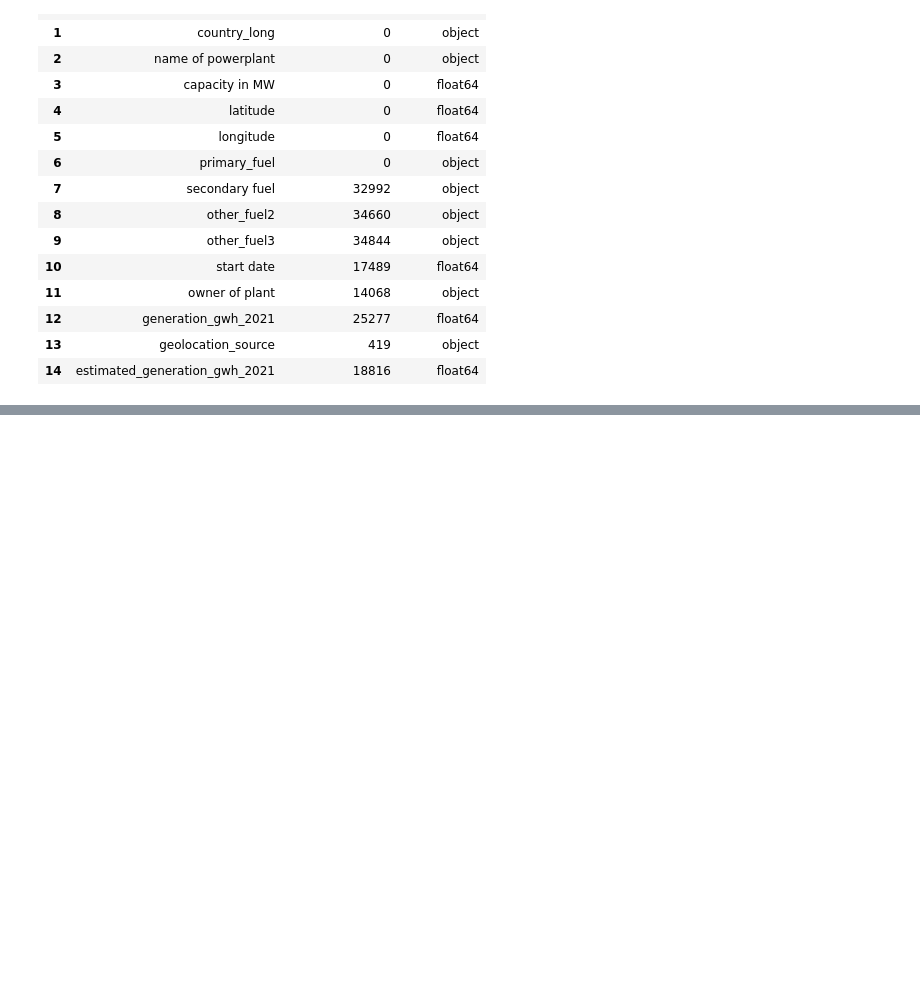
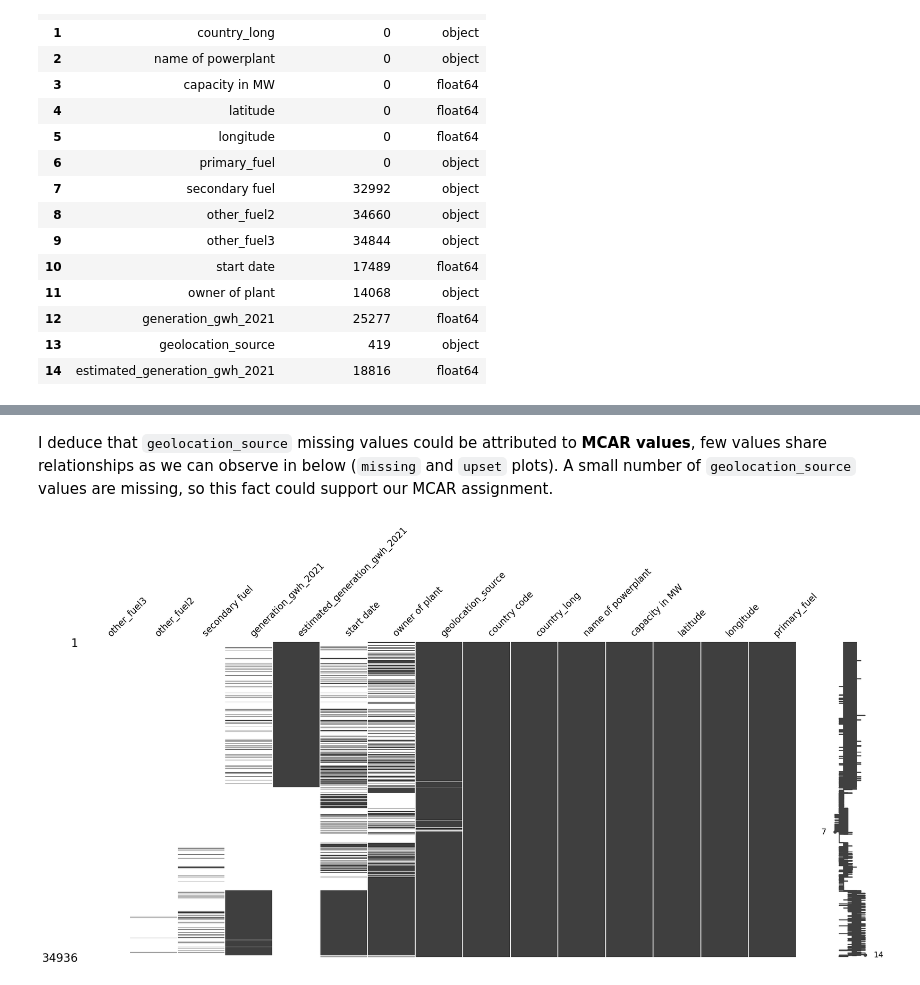
Before and after one commit to fenilenvinileno97/missing-values, a Jupyter notebook: notebooks/renewables-missing-exploration.ipynb, the cells around one changed output, grey strips where cells are left out. Drawn from its saved outputs; the diff is of its cells as text; code cells hidden in the pictures; blank space fills up the shorter version.

```diff
--- a/notebooks/renewables-missing-exploration.ipynb
+++ b/notebooks/renewables-missing-exploration.ipynb
@@ -279,0 +365,12 @@ check_unique_na = (
+# %% [markdown]
+I deduce that `geolocation_source` missing values could be attributed to **MCAR values**, few values share relationships as we can observe in below (`missing` and `upset` plots). A small number of `geolocation_source` values are missing, so this fact could support our MCAR assignment.
+# %%
+(
+    df
+    .missing.sort_variables_by_missingness()
+    .sort_values(by="estimated_generation_gwh_2021")
+    .pipe(missingno.matrix)
+)
+plt.show()
+# %% [output]
+[figure, added]
```
Also changed, not shown: parts of 12 cells of this notebook, 2 other files.
